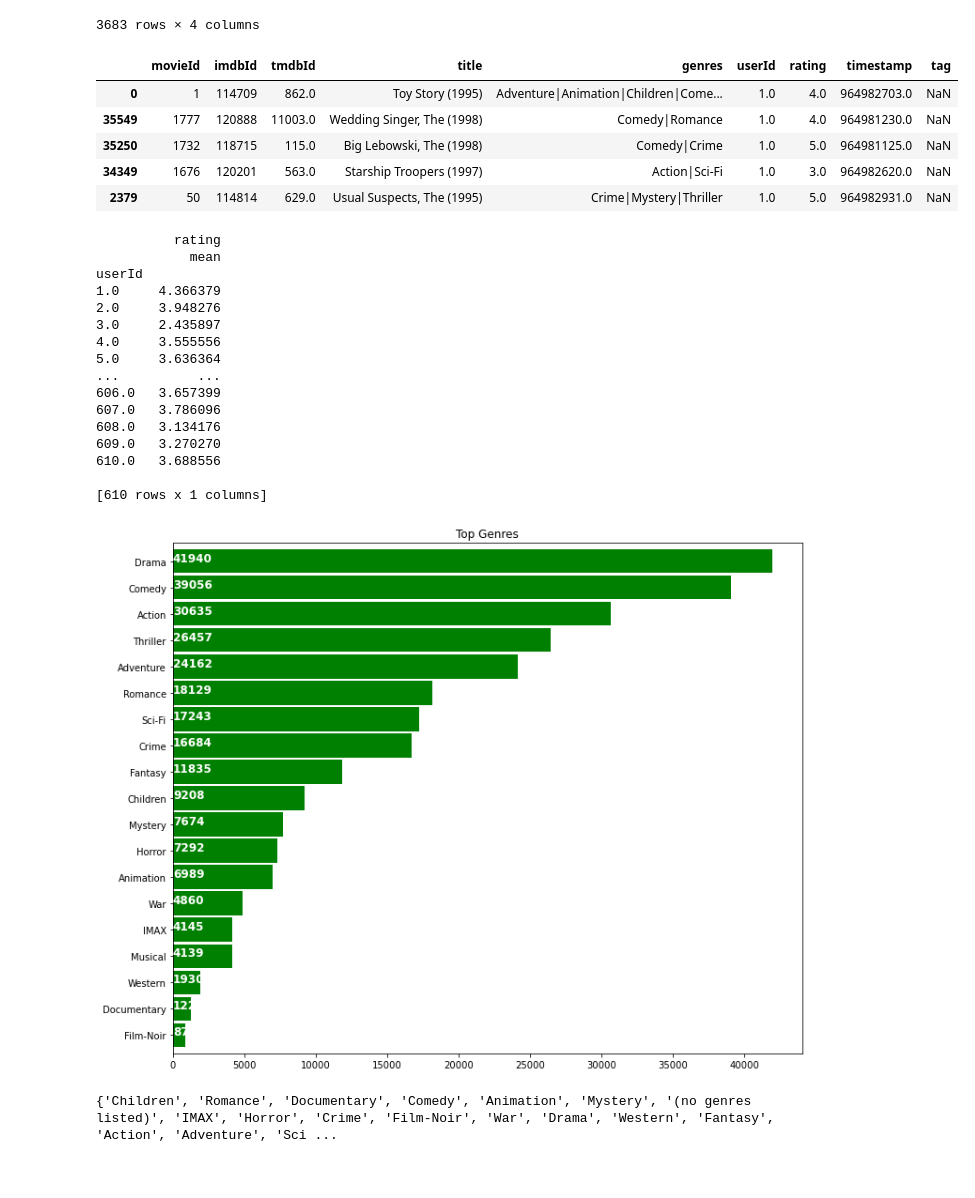
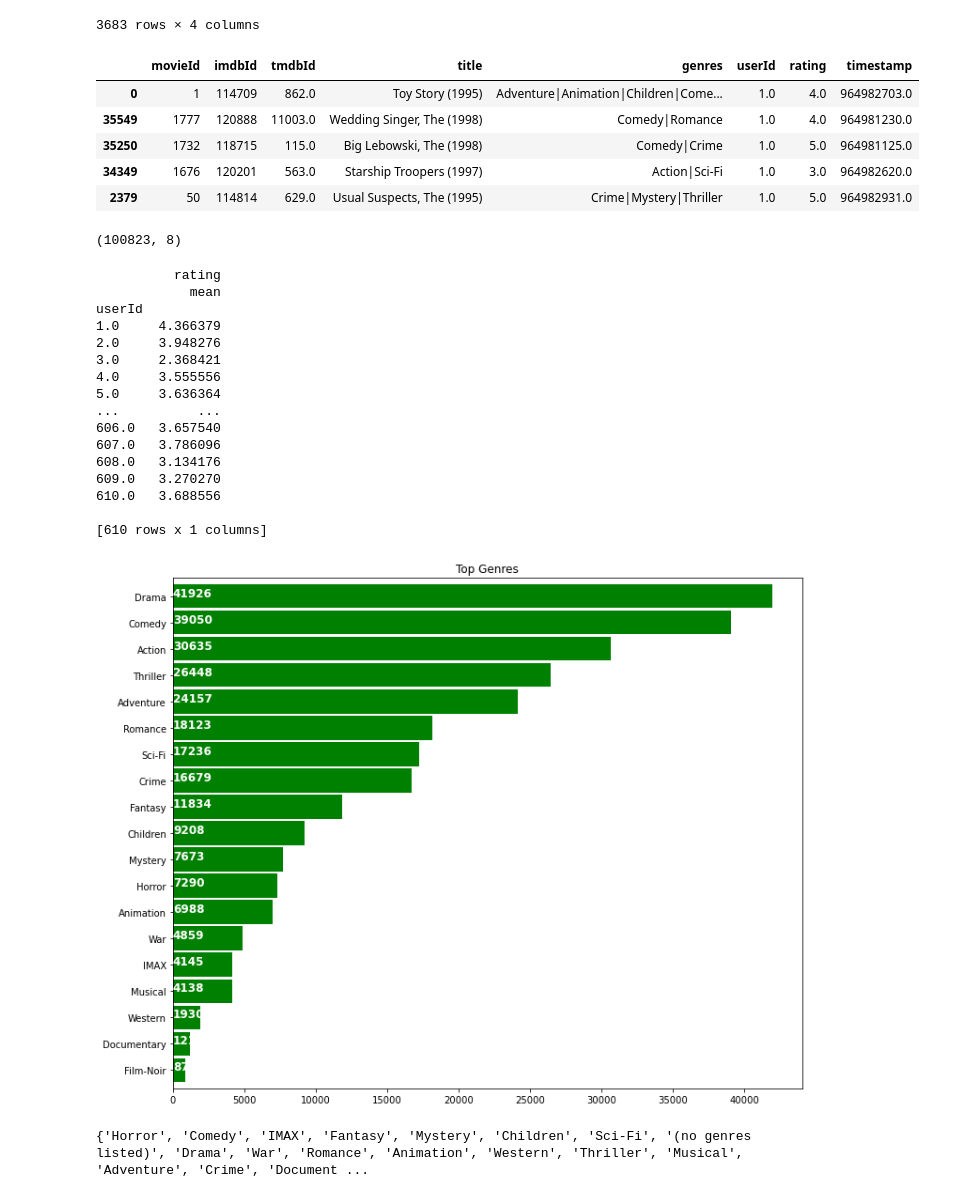
Before and after one commit to ShiyuLi1997/CSE482Project, a Jupyter notebook: Proj.ipynb, the cells around one changed output. Cells and saved outputs as stored; diff of their text form; code cells hidden in the pictures.

```diff
--- a/Proj.ipynb
+++ b/Proj.ipynb
@@ -86,18 +88,24 @@ Content:
 # %%
 temp = files_lst[0]
 
 for i in range(1,len(files_lst)):
     temp = pd.merge(left = temp, right = files_lst[i], how = 'left')
 temp = temp.sort_values(by=['userId'])
 #pd.set_option('display.max_rows', 1000000)
+temp = temp.iloc[:,:-1]
+temp = temp.dropna()
 temp.head()
 # %% [output]
-|  | movieId | imdbId | tmdbId | title | genres | userId | rating | timestamp | tag |
-| 0 | 1 | 114709 | 862.0 | Toy Story (1995) | Adventure|Animation|Children|Come... | 1.0 | 4.0 | 964982703.0 | NaN |
-| 35549 | 1777 | 120888 | 11003.0 | Wedding Singer, The (1998) | Comedy|Romance | 1.0 | 4.0 | 964981230.0 | NaN |
-| 35250 | 1732 | 118715 | 115.0 | Big Lebowski, The (1998) | Comedy|Crime | 1.0 | 5.0 | 964981125.0 | NaN |
-| 34349 | 1676 | 120201 | 563.0 | Starship Troopers (1997) | Action|Sci-Fi | 1.0 | 3.0 | 964982620.0 | NaN |
-| 2379 | 50 | 114814 | 629.0 | Usual Suspects, The (1995) | Crime|Mystery|Thriller | 1.0 | 5.0 | 964982931.0 | NaN |
+|  | movieId | imdbId | tmdbId | title | genres | userId | rating | timestamp |
+| 0 | 1 | 114709 | 862.0 | Toy Story (1995) | Adventure|Animation|Children|Come... | 1.0 | 4.0 | 964982703.0 |
+| 35549 | 1777 | 120888 | 11003.0 | Wedding Singer, The (1998) | Comedy|Romance | 1.0 | 4.0 | 964981230.0 |
+| 35250 | 1732 | 118715 | 115.0 | Big Lebowski, The (1998) | Comedy|Crime | 1.0 | 5.0 | 964981125.0 |
+| 34349 | 1676 | 120201 | 563.0 | Starship Troopers (1997) | Action|Sci-Fi | 1.0 | 3.0 | 964982620.0 |
+| 2379 | 50 | 114814 | 629.0 | Usual Suspects, The (1995) | Crime|Mystery|Thriller | 1.0 | 5.0 | 964982931.0 |
+# %%
+temp.shape
+# %% [output]
+(100823, 8)
 # %%
 # trimp up the "don't like movie rating"
 import numpy as np
@@ -109,11 +117,11 @@ print(temp_2)
 userId
 1.0     4.366379
 2.0     3.948276
-3.0     2.435897
+3.0     2.368421
 4.0     3.555556
 5.0     3.636364
 ...          ...
-606.0   3.657399
+606.0   3.657540
 607.0   3.786096
 608.0   3.134176
 609.0   3.270270
@@ -128,7 +136,9 @@ list1 = []
 set_1 = set()
 gen_lst = []
 for i in temp['genres']:
+    #print(i)
     i_lst = i.split('|')
+    #print(i_lst)
     temp_set = set(i_lst)
     set_1 = set_1.union(temp_set)
     list1.extend(i_lst)
@@ -143,6 +153,6 @@ print(set_1)
 #print(gen_lst)
 # %% [output]
 [figure]
-{'Children', 'Romance', 'Documentary', 'Comedy', 'Animation', 'Mystery', '(no genres listed)', 'IMAX', 'Horror', 'Crime', 'Film-Noir', 'War', 'Drama', 'Western', 'Fantasy', 'Action', 'Adventure', 'Sci ...
+{'Horror', 'Comedy', 'IMAX', 'Fantasy', 'Mystery', 'Children', 'Sci-Fi', '(no genres listed)', 'Drama', 'War', 'Romance', 'Animation', 'Western', 'Thriller', 'Musical', 'Adventure', 'Crime', 'Document ...
 # %%
 from sklearn import preprocessing
```
Also changed, not shown: parts of 12 cells of this notebook.
